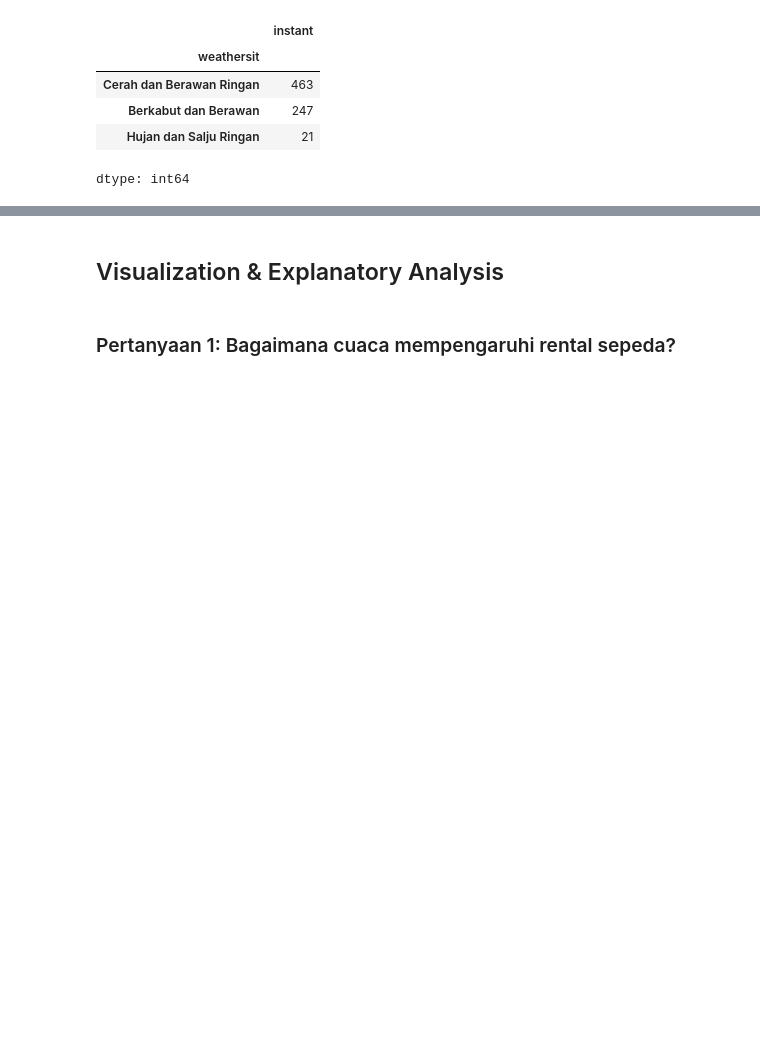
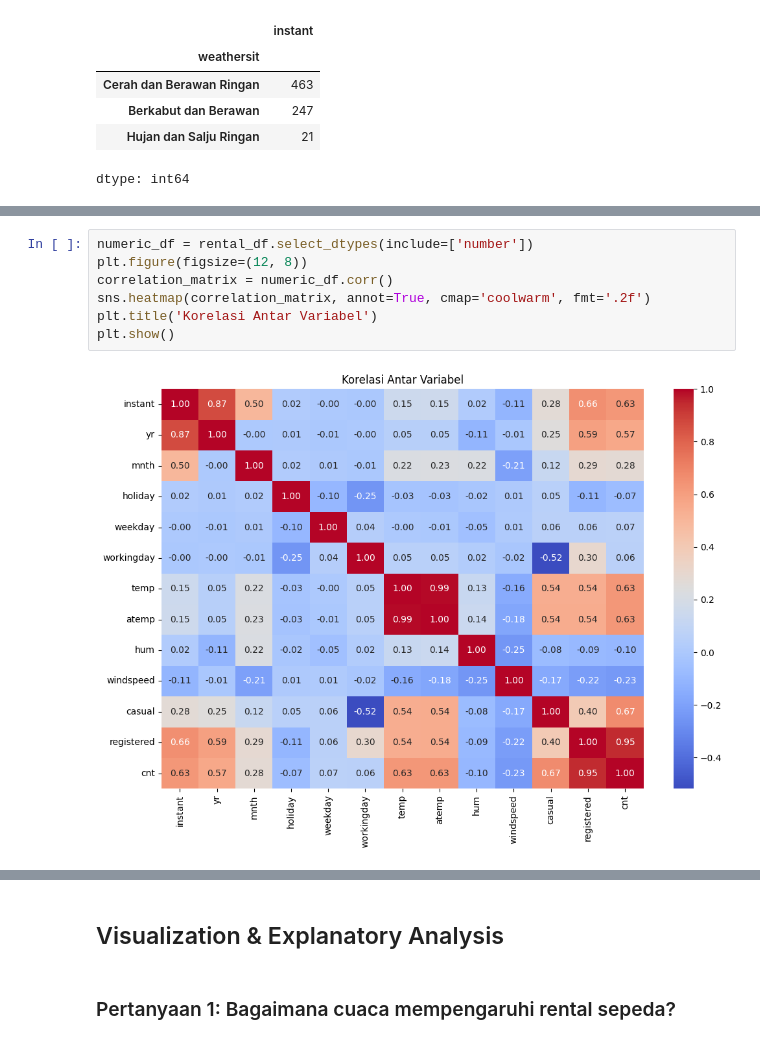
Before and after one commit to zhulkhoirrifat/RentalBikeAnalysis, a Jupyter notebook: notebook.ipynb, the cells around one changed output, grey strips where cells are left out. Saved outputs shown, nothing was run; the diff lists cells and outputs as text; blank space fills up the shorter version.

```diff
--- a/notebook.ipynb
+++ b/notebook.ipynb
@@ -200,0 +240,9 @@ dtype: int64
+# %%
+numeric_df = rental_df.select_dtypes(include=['number'])
+plt.figure(figsize=(12, 8))
+correlation_matrix = numeric_df.corr()
+sns.heatmap(correlation_matrix, annot=True, cmap='coolwarm', fmt='.2f')
+plt.title('Korelasi Antar Variabel')
+plt.show()
+# %% [output]
+[figure, added]
```
Also changed, not shown: parts of 6 cells of this notebook.
